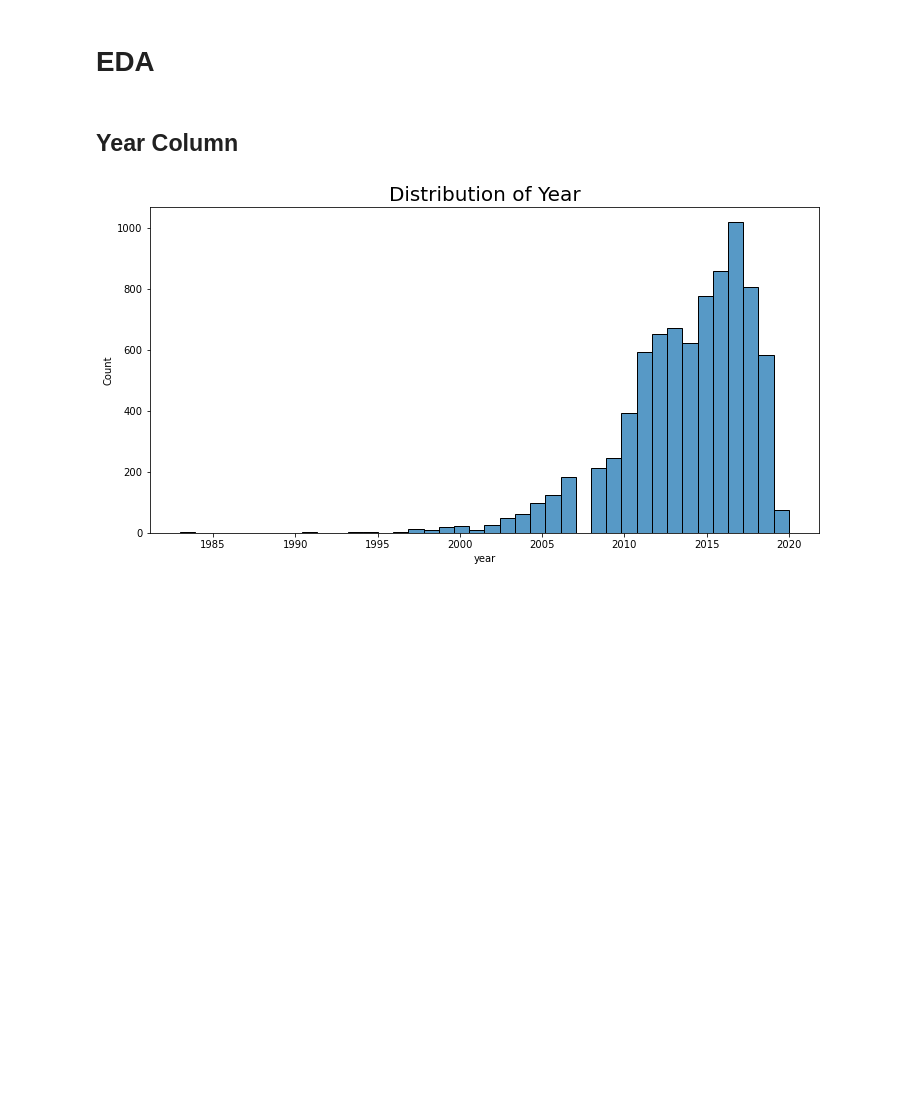
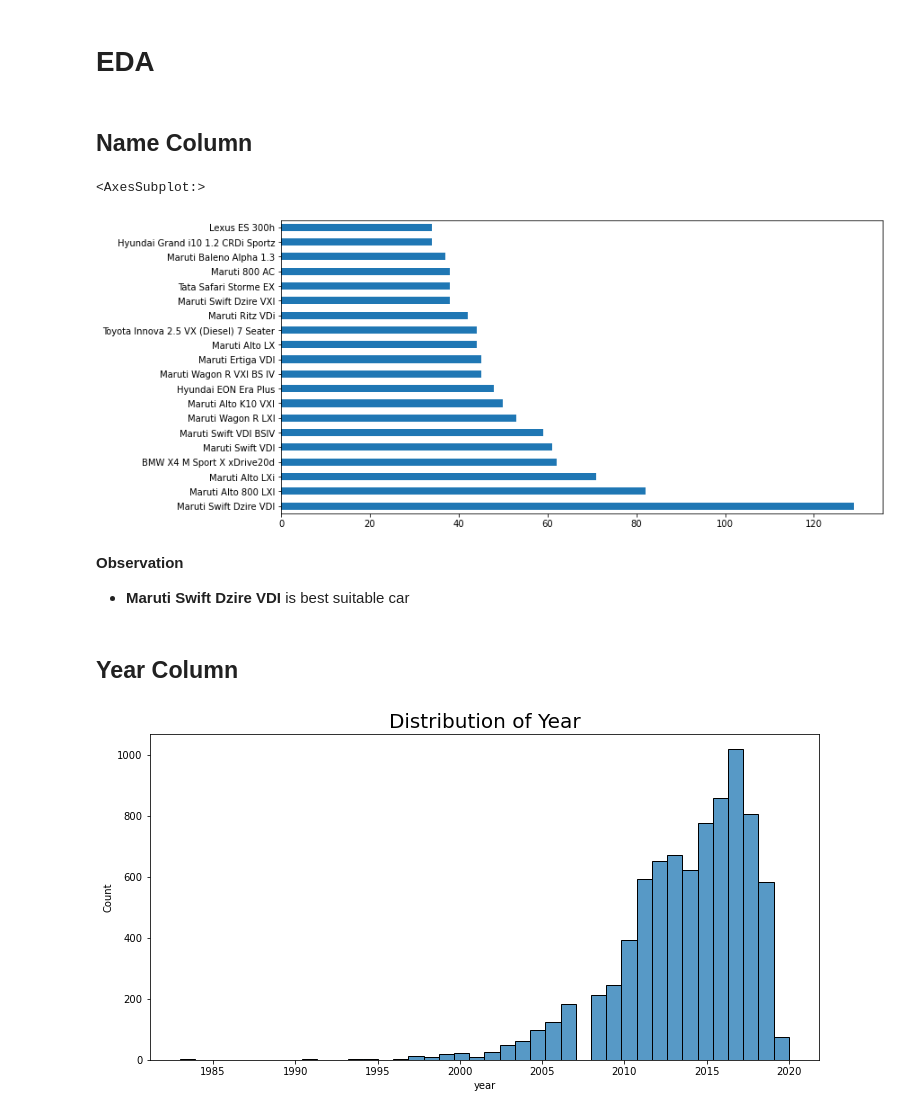
Before and after one commit to Sialsanwal/Data-Science, a Jupyter notebook: Machine learning Model/Regression Model/Project 1/Car Price EDA.ipynb, the cells around one changed output. Saved outputs shown, nothing was run; the diff lists cells and outputs as text; code cells hidden in the pictures; blank space fills up the shorter version.

```diff
--- a/Machine learning Model/Regression Model/Project 1/Car Price EDA.ipynb
+++ b/Machine learning Model/Regression Model/Project 1/Car Price EDA.ipynb
@@ -110,8 +110,19 @@ df.describe().T
 | seats | 7907.0 | 5.416719 | 0.959588 | 2.0 | 5.0 | 5.0 | 5.0 | 14.0 |
 # %% [markdown]
 # EDA
-# %% [markdown]
-## Year Column
+# %% [markdown]
+## Name Column
+# %%
+plt.figure(figsize=(12,6))
+df.name.value_counts()[:20].plot(kind='barh')
+# %% [output]
+<AxesSubplot:>
+[figure, added]
+# %% [markdown]
+**Observation**
+- **Maruti Swift Dzire VDI** is best suitable car
+# %% [markdown]
+ ## Year Column
 # %%
 plt.figure(figsize=(12,6))
 sns.histplot(data=df,x=df.year,bins=40)
```
Also changed, not shown: parts of 5 cells of this notebook.
